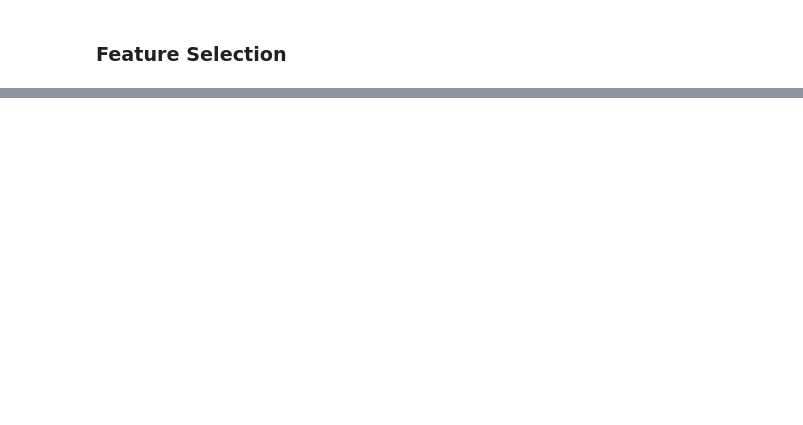
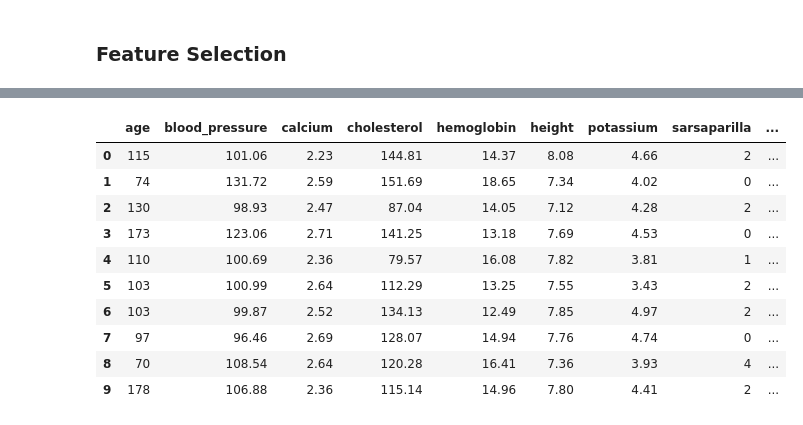
Before and after one commit to Edouard1000/Deep-learning, a Jupyter notebook: notebook.ipynb, the cells around one changed output, grey strips where cells are left out. Saved outputs shown, nothing was run; the diff lists cells and outputs as text; code cells hidden in the pictures; blank space fills up the shorter version.

```diff
--- a/notebook.ipynb
+++ b/notebook.ipynb
@@ -222,0 +583,7 @@ X_learn_A.head(10)
+# %%
+X_unlabeled = pd.read_csv(
+    "data_student/data_unlabeled/X.csv"
+)
+
+print(X_unlabeled.shape)
+X_unlabeled.head()
@@ -222,0 +598,6 @@ X_learn_A.head(10)
+# %%
+X_full = pd.concat([X_learn, X_test], ignore_index=True)
+y_full = pd.concat([y_learn, y_test], ignore_index=True)
+
+print(X_full.shape, y_full.shape)
+X_full.head(10)
@@ -222,0 +617,26 @@ X_learn_A.head(10)
+# %%
+X_full_A = X_full.copy()
+X_unlabeled_A = X_unlabeled.drop(columns=["img_filename"]).copy()
+
+for col in ordinal_cols:
+    X_full_A[col] = X_full_A[col].replace(consumption_map)
+    X_unlabeled_A[col] = X_unlabeled_A[col].replace(consumption_map)
+
+X_full_A = pd.get_dummies(X_full_A, columns=["profession"], dtype=int)
+X_unlabeled_A = pd.get_dummies(X_unlabeled_A, columns=["profession"], dtype=int)
+
+X_unlabeled_A = X_unlabeled_A.reindex(columns=X_full_A.columns, fill_value=0)
+
+X_unlabeled_A.head(10)
+# %% [output]
+|  | age | blood_pressure | calcium | cholesterol | hemoglobin | height | potassium | sarsaparilla | ... |
+| 0 | 115 | 101.06 | 2.23 | 144.81 | 14.37 | 8.08 | 4.66 | 2 | ... |
+| 1 | 74 | 131.72 | 2.59 | 151.69 | 18.65 | 7.34 | 4.02 | 0 | ... |
+| 2 | 130 | 98.93 | 2.47 | 87.04 | 14.05 | 7.12 | 4.28 | 2 | ... |
+| 3 | 173 | 123.06 | 2.71 | 141.25 | 13.18 | 7.69 | 4.53 | 0 | ... |
+| 4 | 110 | 100.69 | 2.36 | 79.57 | 16.08 | 7.82 | 3.81 | 1 | ... |
+| 5 | 103 | 100.99 | 2.64 | 112.29 | 13.25 | 7.55 | 3.43 | 2 | ... |
+| 6 | 103 | 99.87 | 2.52 | 134.13 | 12.49 | 7.85 | 4.97 | 2 | ... |
+| 7 | 97 | 96.46 | 2.69 | 128.07 | 14.94 | 7.76 | 4.74 | 0 | ... |
+| 8 | 70 | 108.54 | 2.64 | 120.28 | 16.41 | 7.36 | 3.93 | 4 | ... |
+| 9 | 178 | 106.88 | 2.36 | 115.14 | 14.96 | 7.80 | 4.41 | 2 | ... |
```
Also changed, not shown: parts of 24 cells of this notebook, 5 other files.
